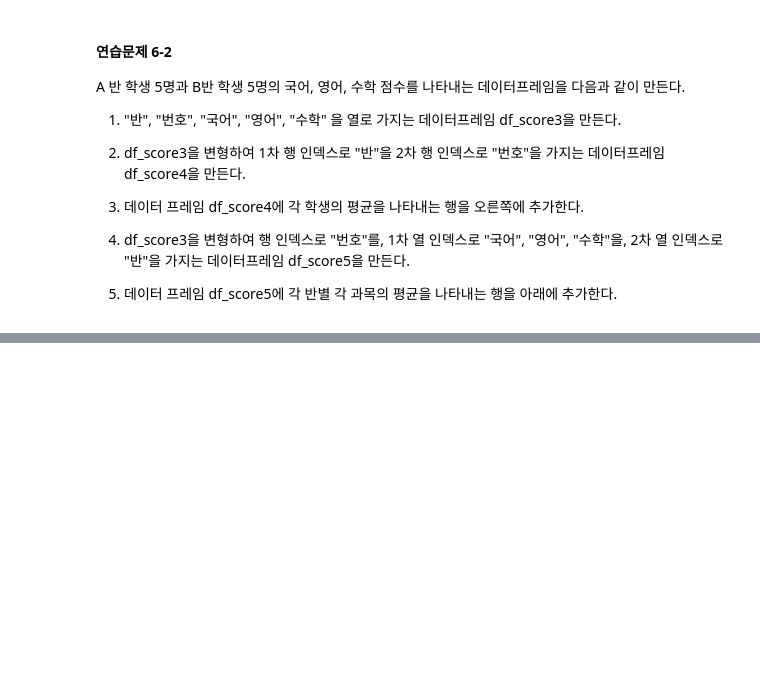
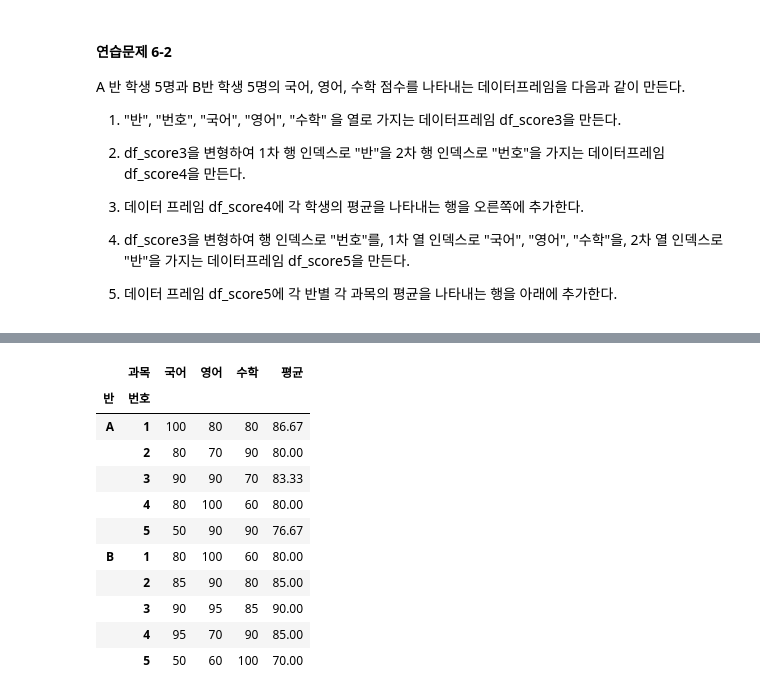
Before and after one commit to ckiekim/Python-Data-Science, a Jupyter notebook: 02_Pandas/pandas02.ipynb, the cells around one changed output, grey strips where cells are left out. Cells and saved outputs as stored; diff of their text form; code cells hidden in the pictures; blank space fills up the shorter version.

```diff
--- a/02_Pandas/pandas02.ipynb
+++ b/02_Pandas/pandas02.ipynb
@@ -872,3 +1008,16 @@ A 반 학생 5명과 B반 학생 5명의 국어, 영어, 수학 점수를 나타
 4. df_score3을 변형하여 행 인덱스로 "번호"를, 1차 열 인덱스로 "국어", "영어", "수학"을, 2차 열 인덱스로 "반"을 가지는 데이터프레임 df_score5을 만든다.
 
 5. 데이터 프레임 df_score5에 각 반별 각 과목의 평균을 나타내는 행을 아래에 추가한다.
+# %%
+#1. "반", "번호", "국어", "영어", "수학" 을 열로 가지는 데이터프레임 df_score3을 만든다.
+df_score3 = pd.DataFrame({'국어':[100,80,90,80,50,80,85,90,95,50],
+                          '영어':[80,70,90,100,90,100,90,95,70,60],
+                          '수학':[80,90,70,60,90,60,80,85,90,100],
+                          '번호':[1,2,3,4,5,1,2,3,4,5],
+                          '반':['A','A','A','A','A','B','B','B','B','B']})
+# %%
+#2. df_score3을 변형하여 1차 행 인덱스로 "반"을 2차 행 인덱스로 "번호"을
+#   가지는 데이터프레임 df_score4을 만든다.
+df_score4 = df_score3.set_index(['반','번호'])
+df_score4.columns.name = '과목'
+df_score4
@@ -874,0 +1037,17 @@ A 반 학생 5명과 B반 학생 5명의 국어, 영어, 수학 점수를 나타
+# %%
+#3. 데이터 프레임 df_score4에 각 학생의 평균을 나타내는 행을 오른쪽에 추가한다.
+df_score4['평균'] = (df_score4.mean(axis=1)).round(2)
+df_score4
+# %% [output]
+|  | 과목 | 국어 | 영어 | 수학 | 평균 |
+| 반 | 번호 |  |  |  |  |
+| A | 1 | 100 | 80 | 80 | 86.67 |
+|  | 2 | 80 | 70 | 90 | 80.00 |
+|  | 3 | 90 | 90 | 70 | 83.33 |
+|  | 4 | 80 | 100 | 60 | 80.00 |
+|  | 5 | 50 | 90 | 90 | 76.67 |
+| B | 1 | 80 | 100 | 60 | 80.00 |
+|  | 2 | 85 | 90 | 80 | 85.00 |
+|  | 3 | 90 | 95 | 85 | 90.00 |
+|  | 4 | 95 | 70 | 90 | 85.00 |
+|  | 5 | 50 | 60 | 100 | 70.00 |
```
Also changed, not shown: parts of 19 cells of this notebook, 1 other file.
